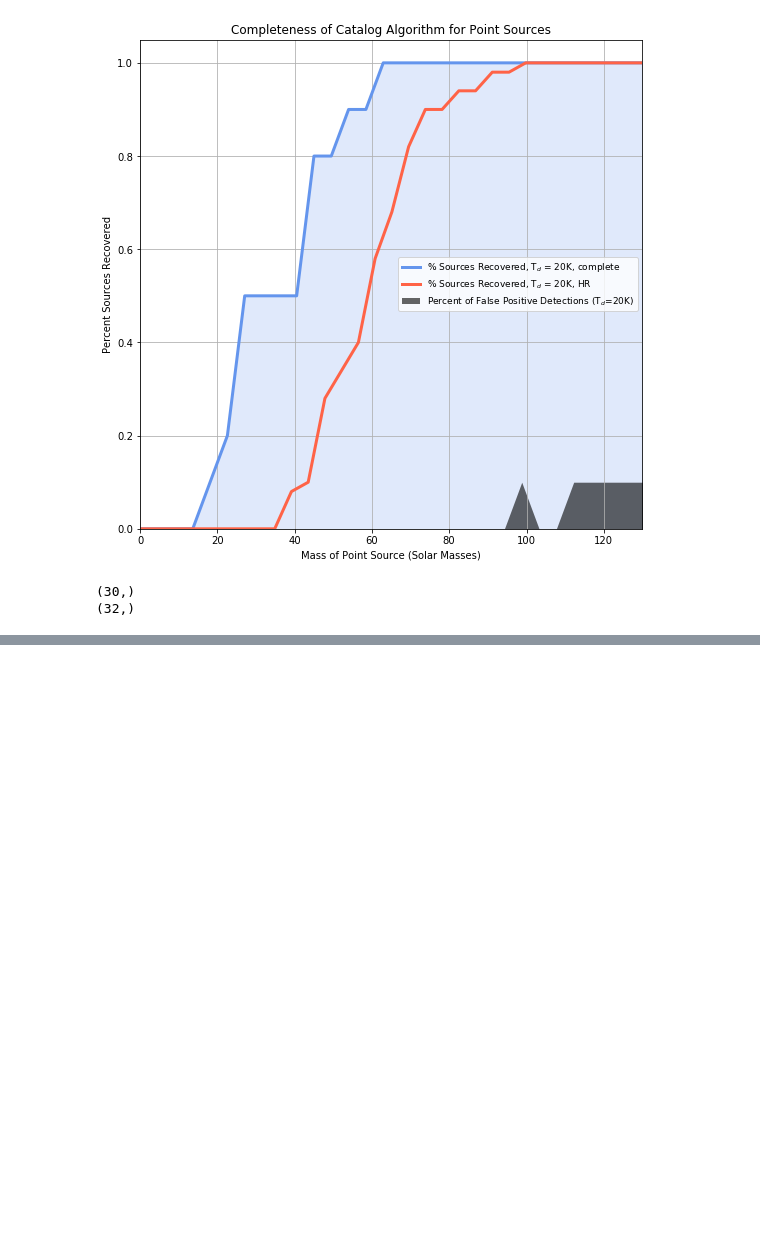
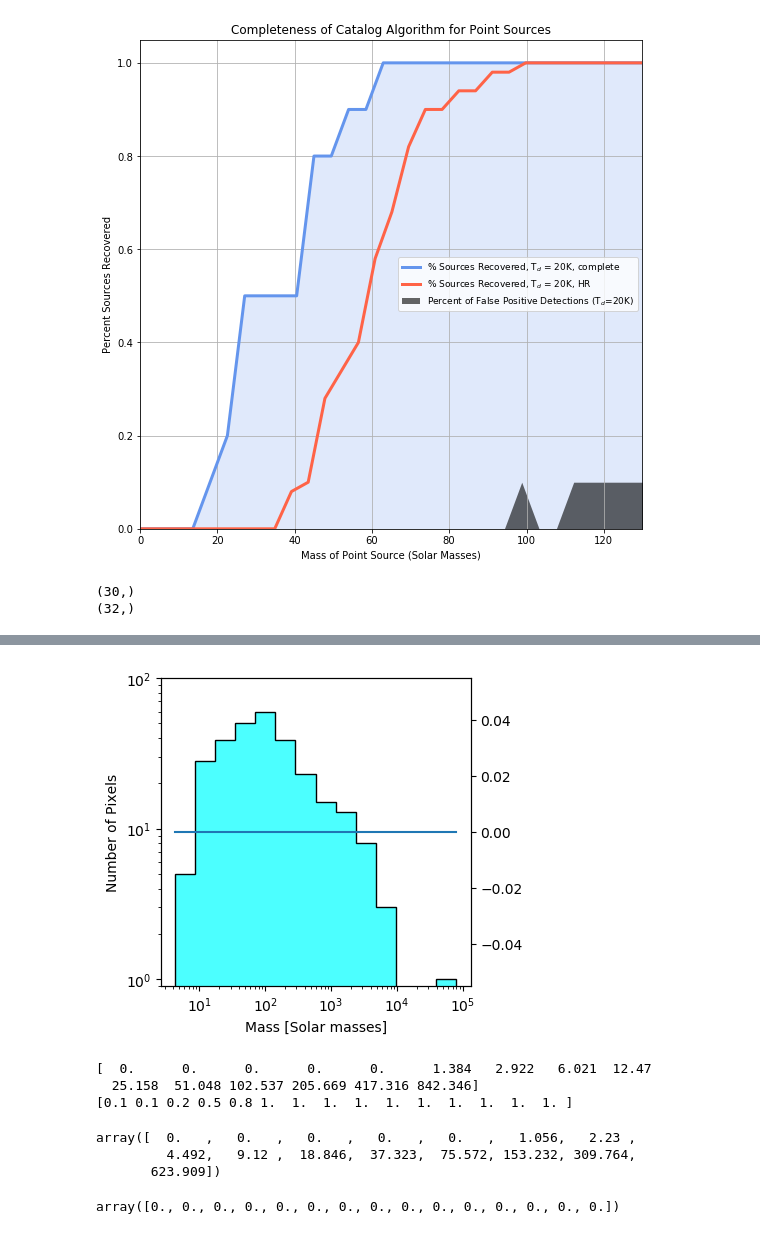
Before and after one commit to hpthatchfield/astrophys, a Jupyter notebook: CMZoom_Simobserve_Utility.ipynb, the cells around one changed output, grey strips where cells are left out. Cells and saved outputs as stored; diff of their text form; code cells hidden in the pictures; blank space fills up the shorter version.

```diff
--- a/CMZoom_Simobserve_Utility.ipynb
+++ b/CMZoom_Simobserve_Utility.ipynb
@@ -707,3 +689,16 @@ print(select_found.shape)
 # %% [output]
 (30,)
 (32,)
+# %%
+#### Make IMF figure
+lim_vals = massbins
+percent_has_massive_avg = np.zeros(len(lim_vals))
+num_massive_avg = np.zeros(len(lim_vals))
+for j in range(len(lim_vals)):
+    has_massive = np.zeros(1000)
+    num_massive = np.zeros(1000)
+    for i in range(1000):
+        num_massive[i]=len(np.where(imf.make_cluster(lim_vals[j])>8)[0])
+        if num_massive[i]>0: has_massive[i]=1
+    percent_has_massive_avg[j]=has_massive.sum()/1000
+    num_massive_avg[j] = num_massive.sum()/1000
@@ -709,0 +723,39 @@ print(select_found.shape)
+# %%
+#######################################################################
+### IMF missed source detection upper limit:
+#######################################################################
+plt.close()
+catalog = Table.read('/Users/hph/cmzoom_catalog/catalog_acc/catalog_acc.fits')
+percent_array=np.array([0.1, 0.1, 0.2, 0.5, 0.8, 1., 1., 1., 1., 1., 1., 1., 1., 1., 1.])
+missed = np.ones_like(percent_array)-percent_array
+num_massive_avg1 = num_massive_avg
+num_massive_avg1[num_massive_avg<1]=0
+missed_massive = missed*num_massive_avg1
+
+fig, ax = plt.subplots(ncols=1,nrows=1,figsize=(4,4))
+
+ax.set_ylabel('Number of Pixels')
+ax.set_xlabel('Mass [Solar masses]')
+massmin = min(catalog['mass'])
+massmax = max(catalog['mass'])
+massbins = np.logspace(np.log10(massmin), np.log10(massmax),15)
+h12,l1,p1 = ax.hist(catalog['mass'],
+                   massbins, color='cyan',alpha=0.7, log=True,
+                   label='SMA Clumps')
+h12,l1,p1 = ax.hist(catalog['mass'],
+                   massbins, color='k',alpha=1.0,histtype='step', log=True)
+axp = ax.twinx()
+axp.plot(massbins,missed_massive)
+
+ax.set_xscale("log")
+ax.set_ylim(0.9,100)
+plt.show()
+# %% [output]
+[figure, added]
+# %%
+print(num_massive_avg)
+print(percent_array)
+# %% [output]
+[  0.      0.      0.      0.      0.      1.384   2.922   6.021  12.47
+  25.158  51.048 102.537 205.669 417.316 842.346]
+[0.1 0.1 0.2 0.5 0.8 1.  1.  1.  1.  1.  1.  1.  1.  1.  1. ]
@@ -709,0 +765,10 @@ print(select_found.shape)
+# %%
+num_massive_avg1
+# %% [output]
+array([  0.   ,   0.   ,   0.   ,   0.   ,   0.   ,   1.056,   2.23 ,
+         4.492,   9.12 ,  18.846,  37.323,  75.572, 153.232, 309.764,
+       623.909])
+# %%
+missed_massive
+# %% [output]
+array([0., 0., 0., 0., 0., 0., 0., 0., 0., 0., 0., 0., 0., 0., 0.])
```
Also changed, not shown: parts of 7 cells of this notebook, 5 other files.
